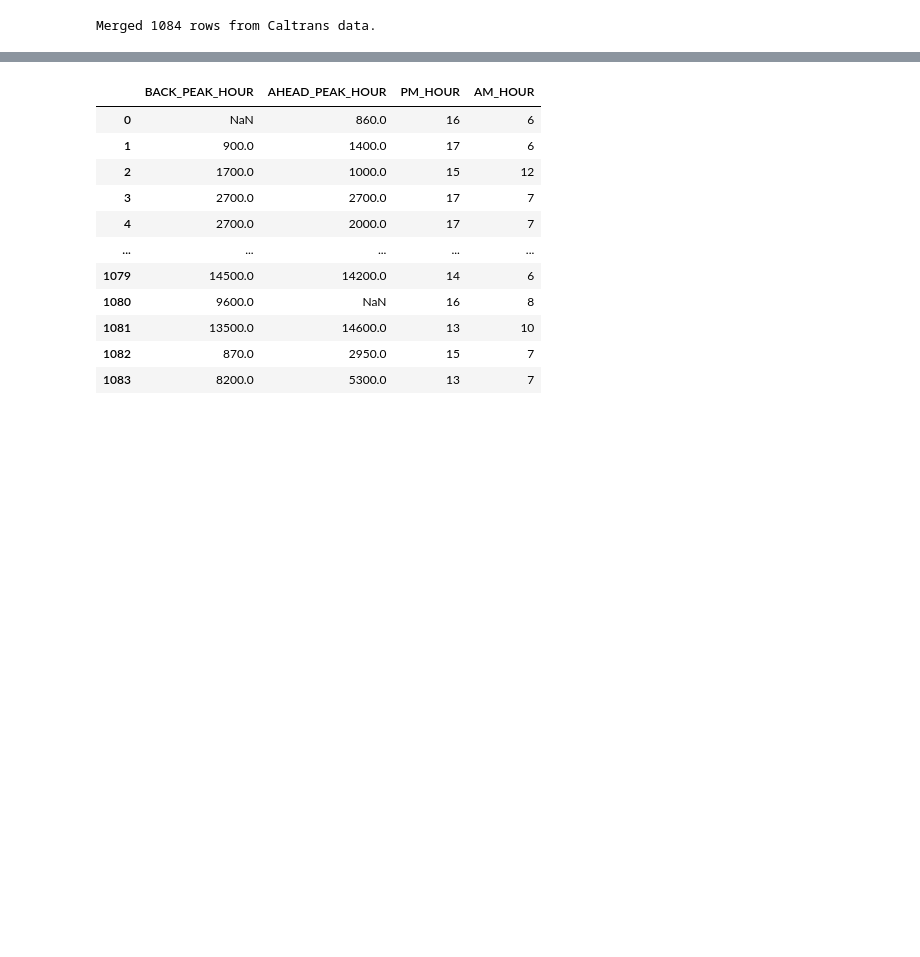
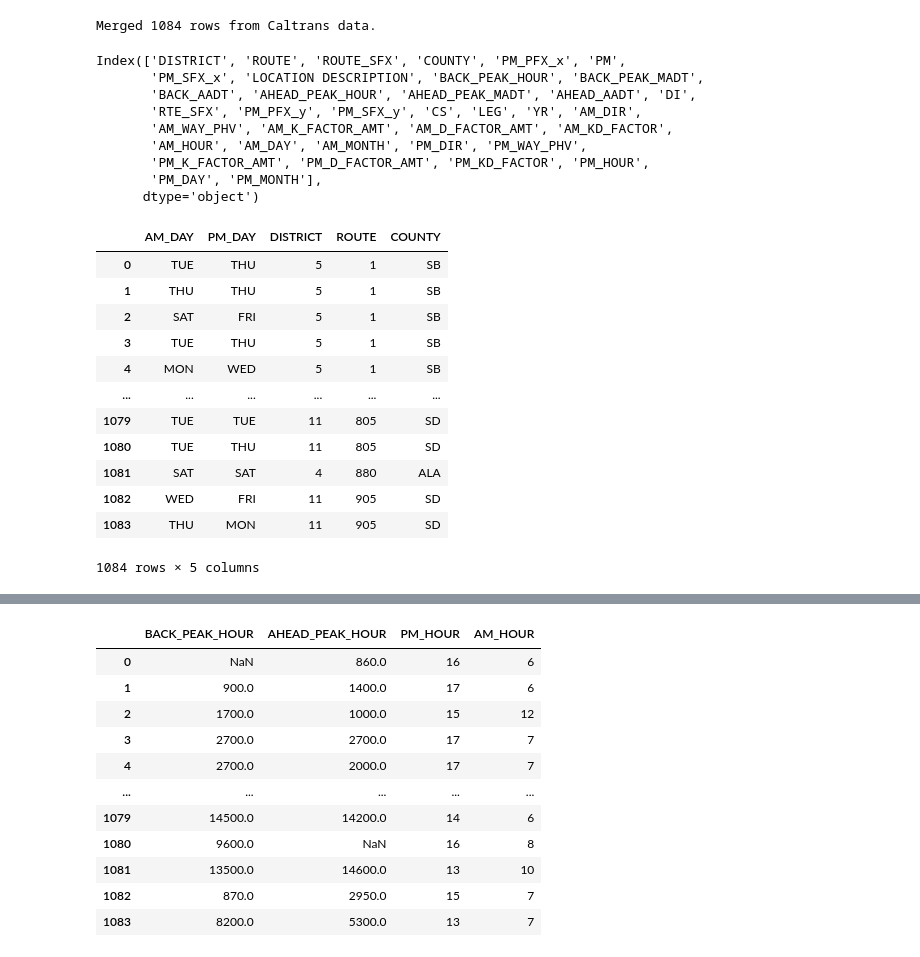
Before and after one commit to ryan-avancena/theta-svm-ryan, a Jupyter notebook: svm.ipynb, the cells around one changed output, grey strips where cells are left out. Cells and saved outputs as stored; diff of their text form; code cells hidden in the pictures; blank space fills up the shorter version.

```diff
--- a/svm.ipynb
+++ b/svm.ipynb
@@ -27,4 +27,31 @@ print(f"Merged {len(merged_df)} rows from Caltrans data.")
 # %% [output]
 Merged 1084 rows from Caltrans data.
+# %%
+print(merged_df.columns)
+
+merged_df[["AM_DAY","PM_DAY","DISTRICT","ROUTE","COUNTY"]]
+# %% [output]
+Index(['DISTRICT', 'ROUTE', 'ROUTE_SFX', 'COUNTY', 'PM_PFX_x', 'PM',
+       'PM_SFX_x', 'LOCATION DESCRIPTION', 'BACK_PEAK_HOUR', 'BACK_PEAK_MADT',
+       'BACK_AADT', 'AHEAD_PEAK_HOUR', 'AHEAD_PEAK_MADT', 'AHEAD_AADT', 'DI',
+       'RTE_SFX', 'PM_PFX_y', 'PM_SFX_y', 'CS', 'LEG', 'YR', 'AM_DIR',
+       'AM_WAY_PHV', 'AM_K_FACTOR_AMT', 'AM_D_FACTOR_AMT', 'AM_KD_FACTOR',
+       'AM_HOUR', 'AM_DAY', 'AM_MONTH', 'PM_DIR', 'PM_WAY_PHV',
+       'PM_K_FACTOR_AMT', 'PM_D_FACTOR_AMT', 'PM_KD_FACTOR', 'PM_HOUR',
+       'PM_DAY', 'PM_MONTH'],
+      dtype='object')
+|  | AM_DAY | PM_DAY | DISTRICT | ROUTE | COUNTY |
+| 0 | TUE | THU | 5 | 1 | SB |
+| 1 | THU | THU | 5 | 1 | SB |
+| 2 | SAT | FRI | 5 | 1 | SB |
+| 3 | TUE | THU | 5 | 1 | SB |
+| 4 | MON | WED | 5 | 1 | SB |
+| ... | ... | ... | ... | ... | ... |
+| 1079 | TUE | TUE | 11 | 805 | SD |
+| 1080 | TUE | THU | 11 | 805 | SD |
+| 1081 | SAT | SAT | 4 | 880 | ALA |
+| 1082 | WED | FRI | 11 | 905 | SD |
+| 1083 | THU | MON | 11 | 905 | SD |
+1084 rows × 5 columns
 # %% [markdown]
 important columns are
```
Also changed, not shown: parts of 8 cells of this notebook, 5 other files.
